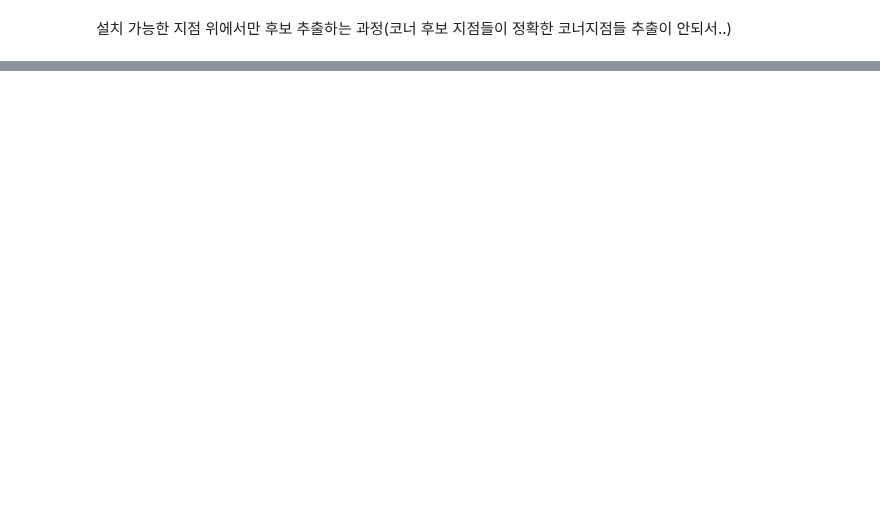
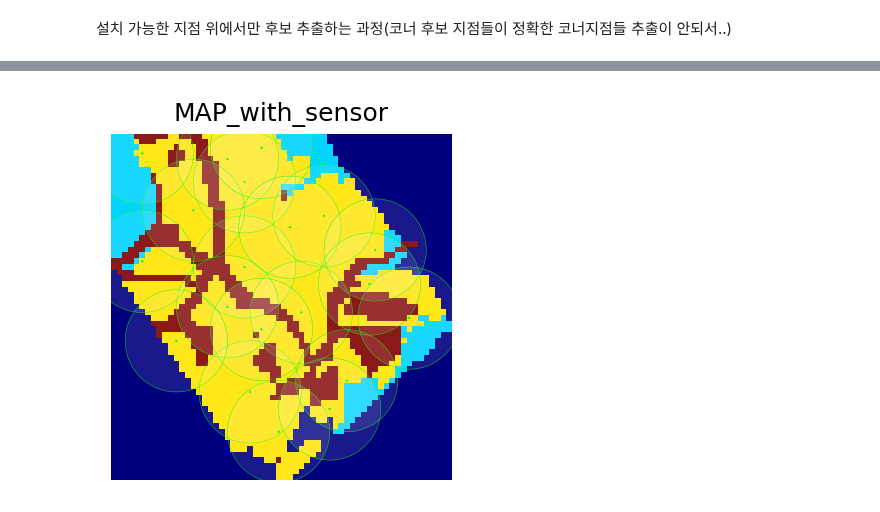
Before and after one commit to yutakseo/SensorDeployment_Optimizer, a Jupyter notebook: test.ipynb, the cells around one changed output, grey strips where cells are left out. Saved outputs shown, nothing was run; the diff lists cells and outputs as text; code cells hidden in the pictures; blank space fills up the shorter version.

```diff
--- a/test.ipynb
+++ b/test.ipynb
@@ -35,6 +32,8 @@ jobsite_layer = layer_map(map, keep_values=[2,3])
 vis.showJetMap(jobsite_layer)
 # %% [output]
 [figure]
+# %%
+COVERAGE = 45
 # %% [markdown]
 센서가 설치가능한 구역 중에서 최외곽센서 설치 가능 지점 탐색
 # %%
@@ -111,0 +61,20 @@ ga = SensorGA(
+# %%
+optimized_result = SensorGA(
+                installable_map=installable_layer,
+                jobsite_map=jobsite_layer,
+                coverage=COVERAGE,
+                generations=100,
+                corner_positions=corner_candidate,
+                initial_size=100,
+                selection_size=50,
+                child_chromo_size=100,
+                min_sensors=50,
+                max_sensors=100,
+            ).run(
+                    selection_method="elite",
+                    mutation_rate=0.7,
+                    early_stop=True,
+                    early_stop_coverage=90.0,
+                    early_stop_patience=5,
+                    return_best_only=True
+                )
@@ -111,0 +99,8 @@ ga = SensorGA(
+# %%
+vis.showJetMap_circle(
+    map_data=map,
+    sensor_positions=optimized_result+corner_candidate,
+    radius=COVERAGE
+    )
+# %% [output]
+[figure, added]
```
Also changed, not shown: parts of 6 cells of this notebook, 3 other files.
